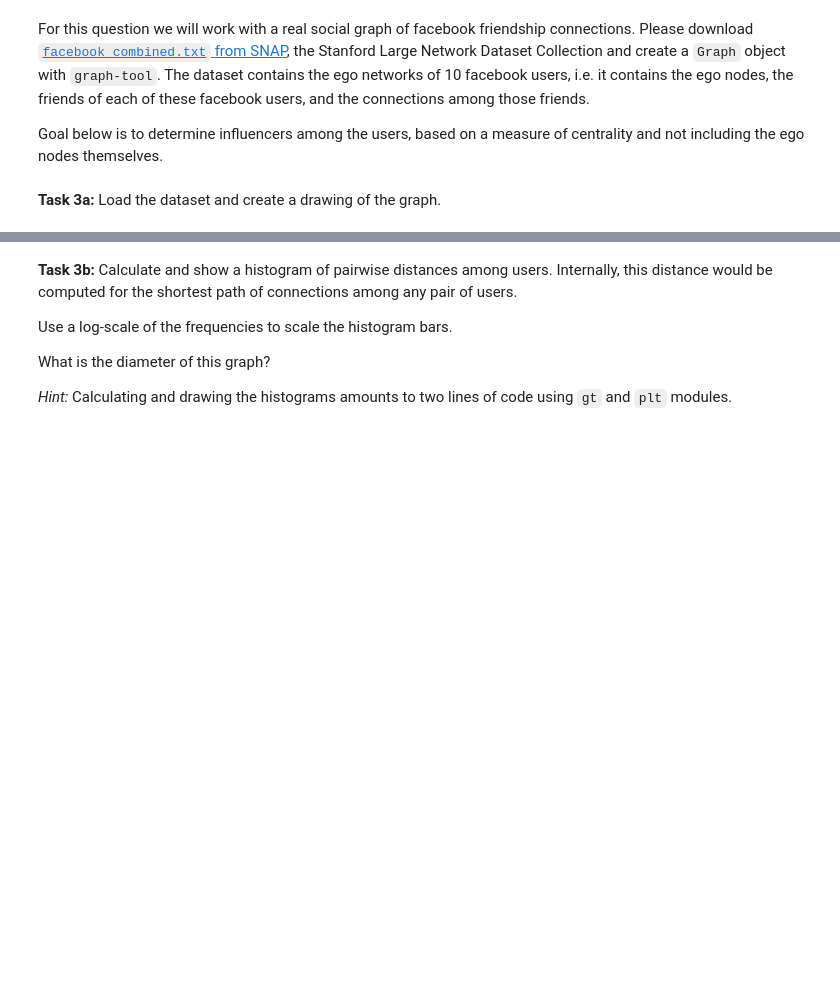
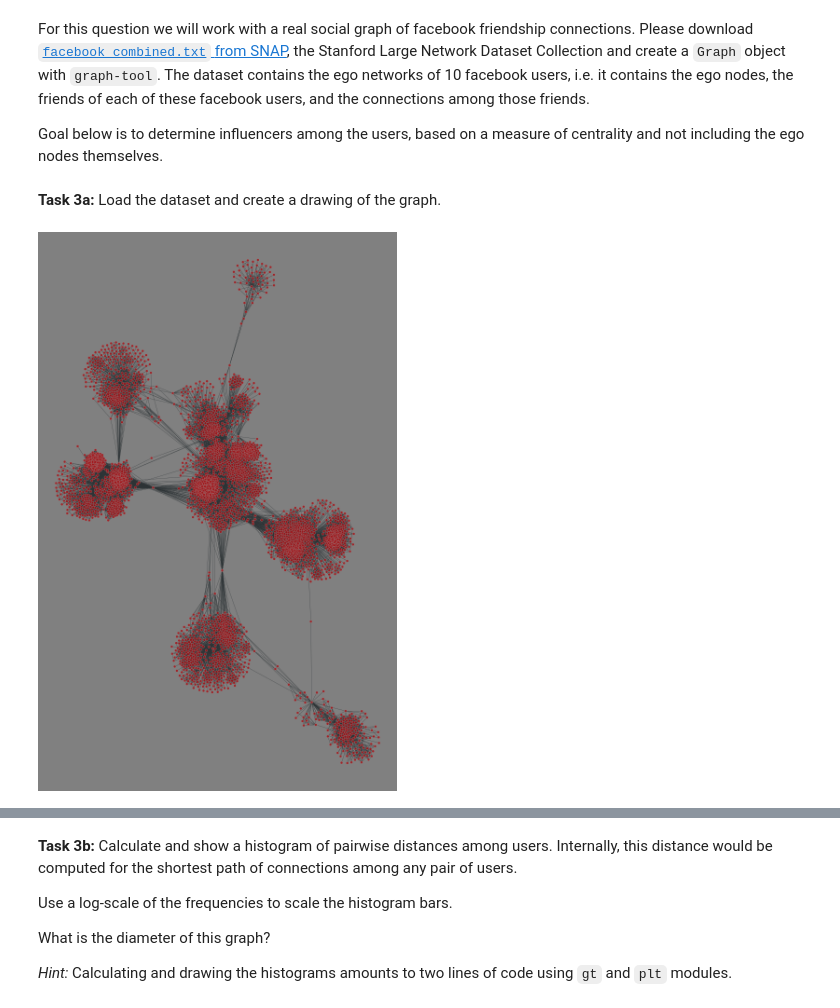
Before and after one commit to MichaelKuby/CMPT733_DataScience, a Jupyter notebook: A7/A7.ipynb, the cells around one changed output, grey strips where cells are left out. Drawn from its saved outputs; the diff is of its cells as text; code cells hidden in the pictures; blank space fills up the shorter version.

```diff
--- a/A7/A7.ipynb
+++ b/A7/A7.ipynb
@@ -115,7 +144,7 @@ Goal below is to determine influencers among the users, based on a measure of ce
 
 # Create a graph
 g = gt.Graph(directed=False)
-file_path = '/home/mjk30/Documents/CMPT-733_DataScienceProgramming/A7/facebook_combined.txt'
+file_path = '/Users/michaelkuby/Documents/GitHub - Local/CMPT733_DataScience/A7/facebook_combined.txt'
 
 # For reach line in the graph, make a dict of vertices (sources) and connections (friends)
 X_knows = {}
@@ -132,16 +161,18 @@ with open(file_path, 'r') as file:
 # %%
 # Add the edges to the graph and return a vprop
 v_name = g.add_edge_list(((n,k) for n in X_knows for k in X_knows[n]))
 
 # Create a more reasonable layout
 pos = gt.sfdp_layout(g)
 
 # Draw the graph
 gt.graph_draw(
     g,
     pos=pos,
-    bg_color=[0.9, 0.9, 0.9, 1]
-    output_size=(400,400), # adjust to fit screen
+    bg_color=[0.5, 0.5, 0.5, 1],
+    output_size=(600,600), # adjust to fit screen
     fit_view=.9,
-    fmt="svg"
+    fmt="png"
 )
+# %% [output]
+[figure, added]
```
Also changed, not shown: parts of 21 cells of this notebook, 3 other files.
